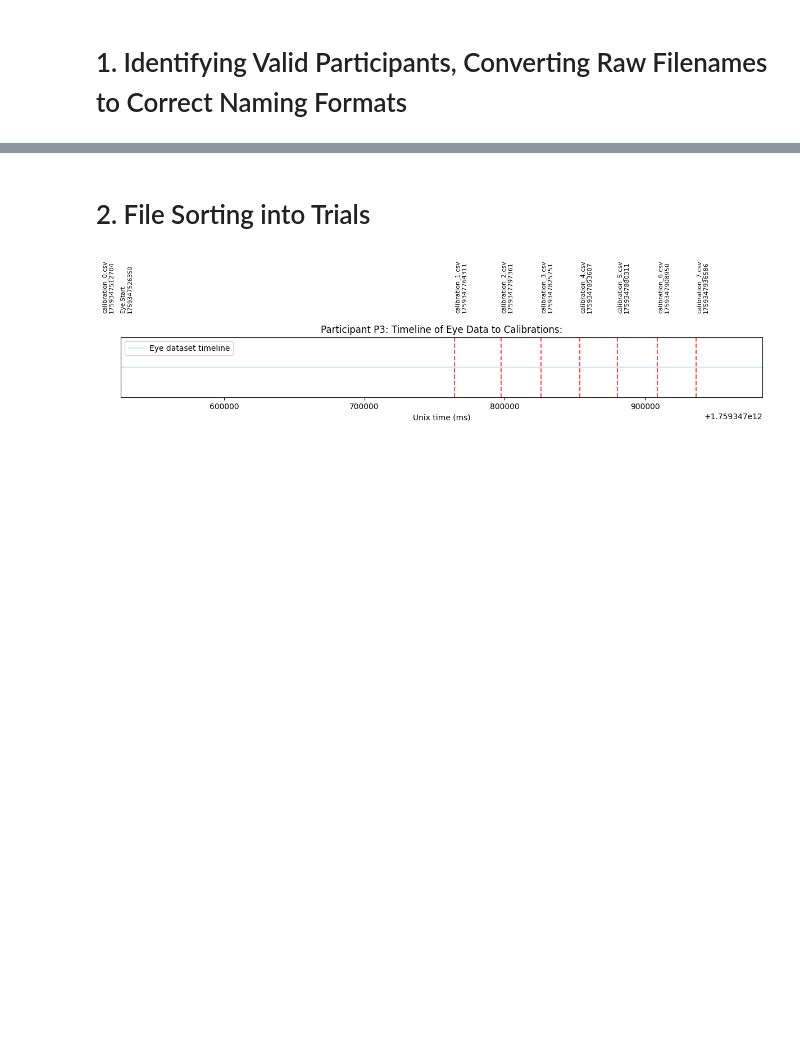
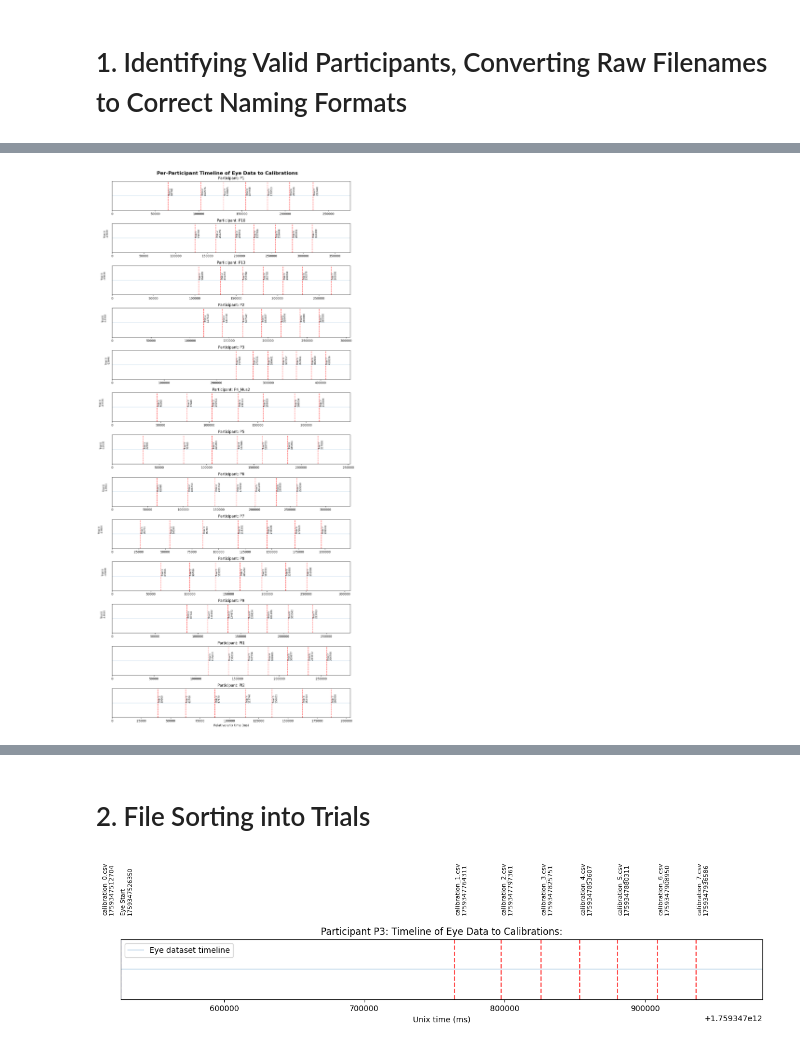
Before and after one commit to SimpleDevs-Research/EEG-Blink-Cal, a Jupyter notebook: main.ipynb, the cells around one changed output, grey strips where cells are left out. Saved outputs shown, nothing was run; the diff lists cells and outputs as text; code cells hidden in the pictures; blank space fills up the shorter version.

```diff
--- a/main.ipynb
+++ b/main.ipynb
@@ -138,0 +84,5 @@ Missing:
+# %%
+importlib.reload(c)
+c.plot_calibration_timeline(pdirs, outpath=os.path.join(_ROOT_DIR, 'calibration_timeline.png'))
+# %% [output]
+[figure, added]
```
Also changed, not shown: parts of 5 cells of this notebook, 4 other files.
